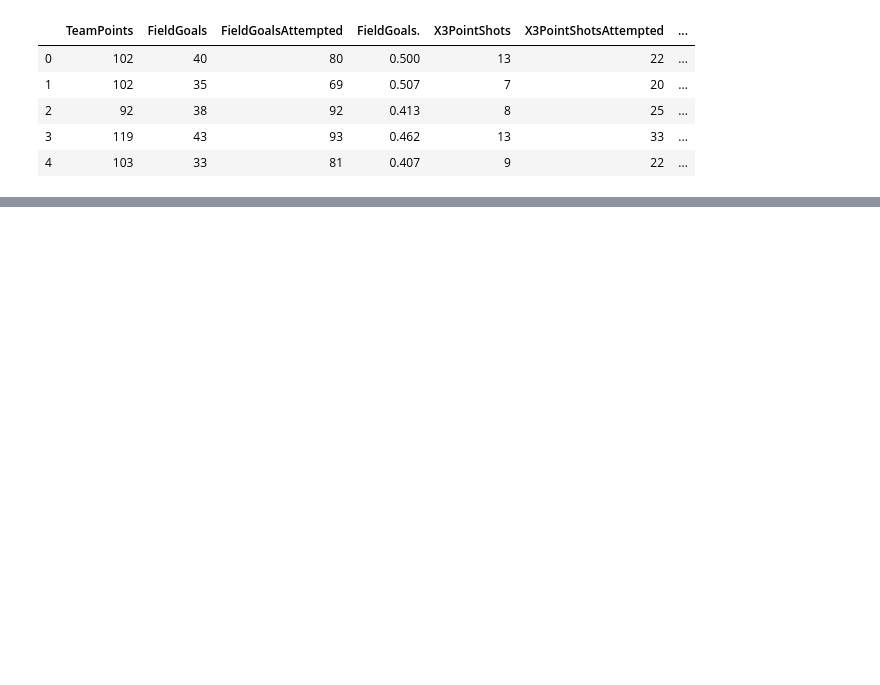
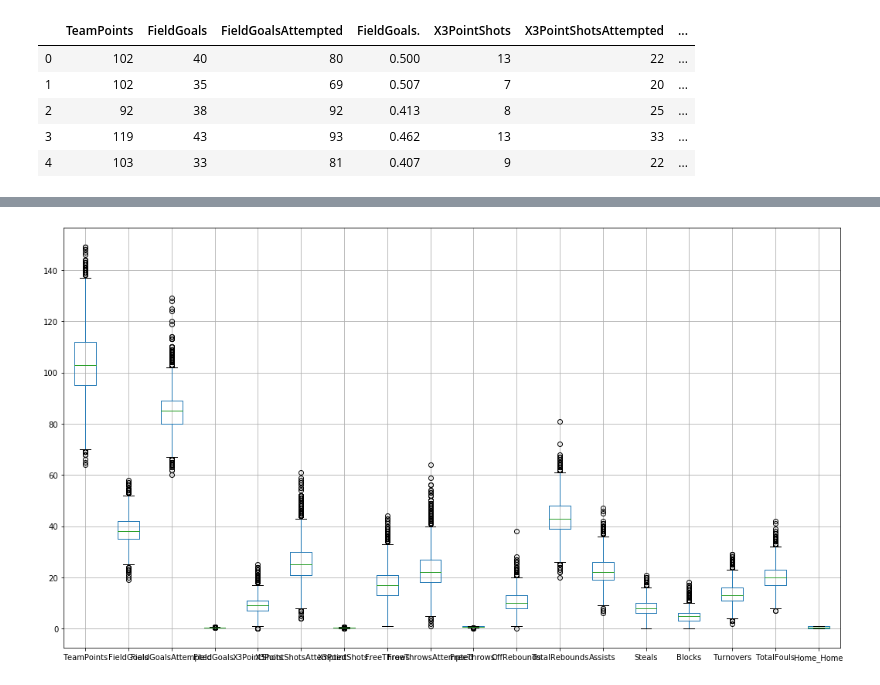
Before and after one commit to JackBurton11/NBAClassification, a Jupyter notebook: Project4.ipynb, the cells around one changed output, grey strips where cells are left out. Cells and saved outputs as stored; diff of their text form; code cells hidden in the pictures; blank space fills up the shorter version.

```diff
--- a/Project4.ipynb
+++ b/Project4.ipynb
@@ -220,0 +234,4 @@ array([[<matplotlib.axes._subplots.AxesSubplot object at 0x...>,
+# %%
+feat.boxplot(figsize=(18,10));
+# %% [output]
+[figure, added]
```
Also changed, not shown: parts of 95 cells of this notebook, 1 other file.
